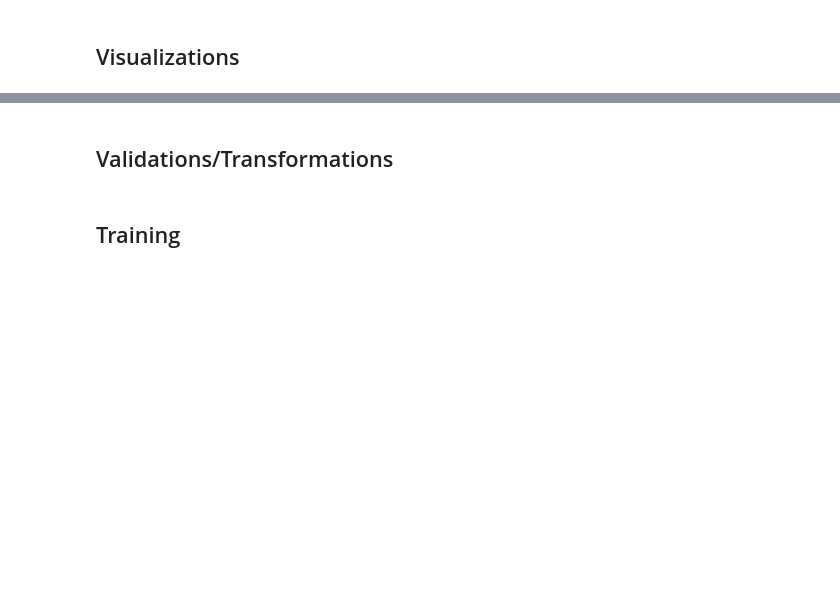
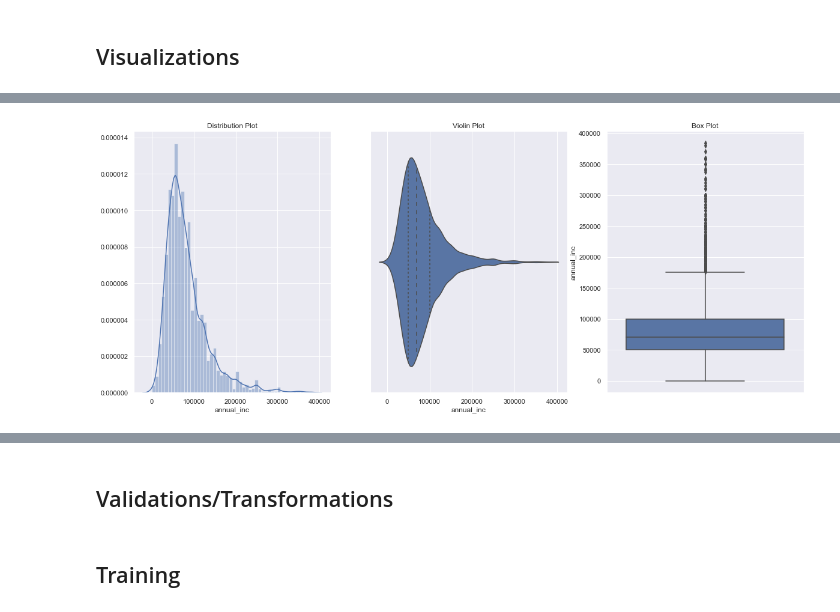
Before and after one commit to rahuluppuluri/Loan-Data-Analysis, a Jupyter notebook: loan_data_analysis.ipynb, the cells around one changed output, grey strips where cells are left out. Drawn from its saved outputs; the diff is of its cells as text; code cells hidden in the pictures; blank space fills up the shorter version.

```diff
--- a/loan_data_analysis.ipynb
+++ b/loan_data_analysis.ipynb
@@ -90,2 +154,14 @@ New dataset rows,columns (4999, 145)
+# %%
+bins = [0, 5000, 10000, 15000, 20000, 25000,40000]
+slot = ['0-5000', '5000-10000', '10000-15000', '15000-20000', '20000-25000','25000 and above']
+df['loan_amnt_range'] = pd.cut(df['loan_amnt'], bins, labels=slot)
+# %%
+bins = [0, 25000, 50000, 75000, 100000,1000000]
+slot = ['0-25000', '25000-50000', '50000-75000', '75000-100000', '100000 and above']
+df['annual_inc_range'] = pd.cut(df['annual_inc'], bins, labels=slot)
+# %%
+bins = [0, 7.5, 10, 12.5, 15,20]
+slot = ['0-7.5', '7.5-10', '10-12.5', '12.5-15', '15 and above']
+df['int_rate_range'] = pd.cut(df['int_rate'], bins, labels=slot)
 # %% [markdown]
 ## Visualizations
@@ -91,0 +229,4 @@ New dataset rows,columns (4999, 145)
+# %%
+q = loan["annual_inc"].quantile(0.995)
+loan = loan[loan["annual_inc"] < q]
+loan["annual_inc"].describe()
@@ -91,0 +243,4 @@ New dataset rows,columns (4999, 145)
+# %%
+univariate(df=loan,col='annual_inc',vartype=0)
+# %% [output]
+[figure, added]
```
Also changed, not shown: parts of 34 cells of this notebook.
